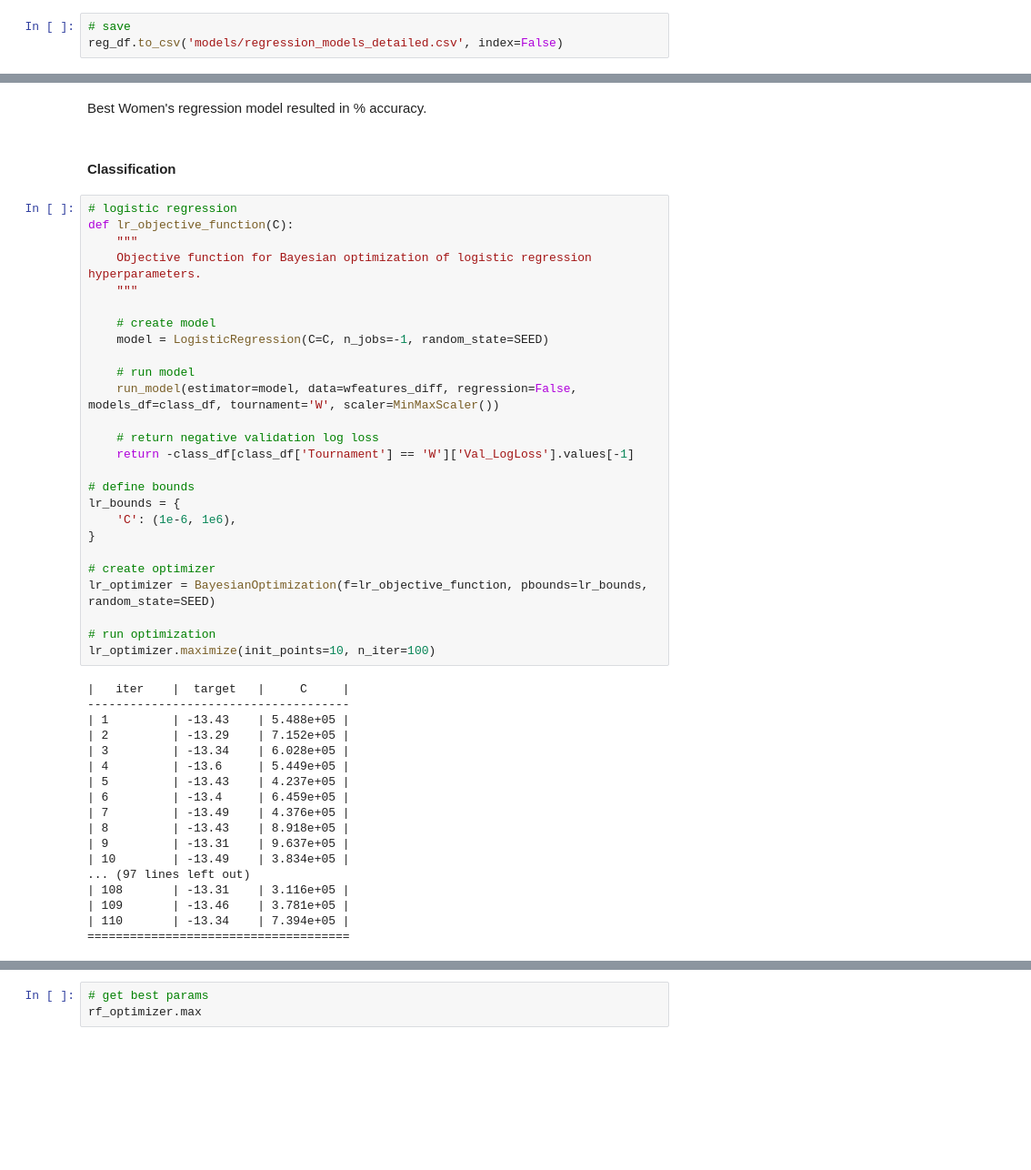
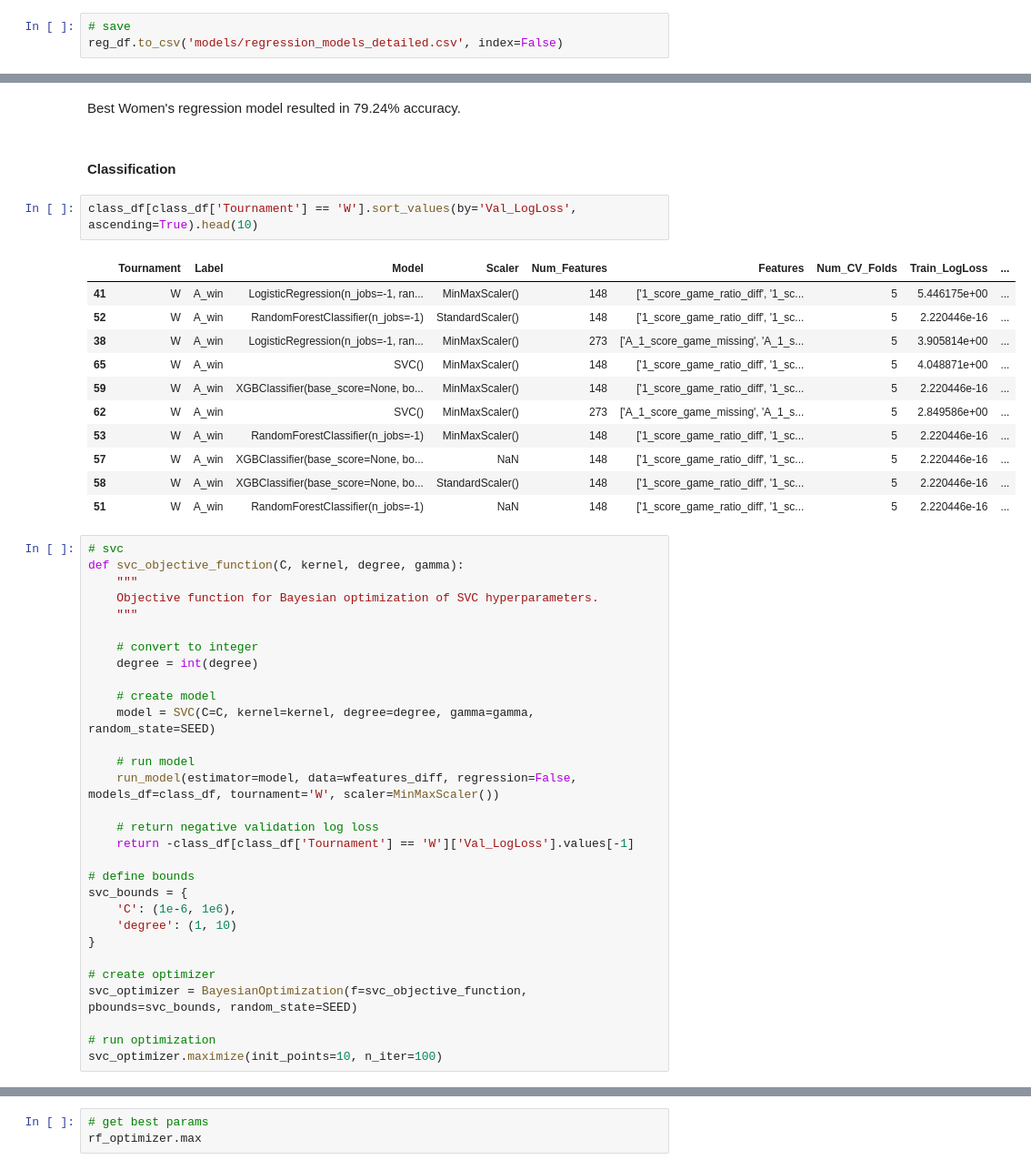
Before and after one commit to heefjones/march_madness, a Jupyter notebook: preds_detailed.ipynb, the cells around one changed output, grey strips where cells are left out. Shown at 91% size. Drawn from its saved outputs; the diff is of its cells as text; blank space fills up the shorter version.

```diff
--- a/preds_detailed.ipynb
+++ b/preds_detailed.ipynb
@@ -1198,16 +1168,33 @@ reg_df[reg_df['Tournament'] == 'W'].sort_values(by='Val_Acc', ascending=False).h
 # %% [markdown]
-Best Women's regression model resulted in % accuracy.
+Best Women's regression model resulted in 79.24% accuracy.
 # %% [markdown]
 #### Classification
+# %%
+class_df[class_df['Tournament'] == 'W'].sort_values(by='Val_LogLoss', ascending=True).head(10)
+# %% [output]
+|  | Tournament | Label | Model | Scaler | Num_Features | Features | Num_CV_Folds | Train_LogLoss | ... |
+| 41 | W | A_win | LogisticRegression(n_jobs=-1, ran... | MinMaxScaler() | 148 | ['1_score_game_ratio_diff', '1_sc... | 5 | 5.446175e+00 | ... |
+| 52 | W | A_win | RandomForestClassifier(n_jobs=-1) | StandardScaler() | 148 | ['1_score_game_ratio_diff', '1_sc... | 5 | 2.220446e-16 | ... |
+| 38 | W | A_win | LogisticRegression(n_jobs=-1, ran... | MinMaxScaler() | 273 | ['A_1_score_game_missing', 'A_1_s... | 5 | 3.905814e+00 | ... |
+| 65 | W | A_win | SVC() | MinMaxScaler() | 148 | ['1_score_game_ratio_diff', '1_sc... | 5 | 4.048871e+00 | ... |
+| 59 | W | A_win | XGBClassifier(base_score=None, bo... | MinMaxScaler() | 148 | ['1_score_game_ratio_diff', '1_sc... | 5 | 2.220446e-16 | ... |
+| 62 | W | A_win | SVC() | MinMaxScaler() | 273 | ['A_1_score_game_missing', 'A_1_s... | 5 | 2.849586e+00 | ... |
+| 53 | W | A_win | RandomForestClassifier(n_jobs=-1) | MinMaxScaler() | 148 | ['1_score_game_ratio_diff', '1_sc... | 5 | 2.220446e-16 | ... |
+| 57 | W | A_win | XGBClassifier(base_score=None, bo... | NaN | 148 | ['1_score_game_ratio_diff', '1_sc... | 5 | 2.220446e-16 | ... |
+| 58 | W | A_win | XGBClassifier(base_score=None, bo... | StandardScaler() | 148 | ['1_score_game_ratio_diff', '1_sc... | 5 | 2.220446e-16 | ... |
+| 51 | W | A_win | RandomForestClassifier(n_jobs=-1) | NaN | 148 | ['1_score_game_ratio_diff', '1_sc... | 5 | 2.220446e-16 | ... |
 # %%
-# logistic regression
-def lr_objective_function(C):
+# svc
+def svc_objective_function(C, kernel, degree, gamma):
     """
-    Objective function for Bayesian optimization of logistic regression hyperparameters.
+    Objective function for Bayesian optimization of SVC hyperparameters.
     """
 
+    # convert to integer
+    degree = int(degree)
+
     # create model
-    model = LogisticRegression(C=C, n_jobs=-1, random_state=SEED)
+    model = SVC(C=C, kernel=kernel, degree=degree, gamma=gamma, random_state=SEED)
 
     # run model
     run_model(estimator=model, data=wfeatures_diff, regression=False, models_df=class_df, tournament='W', scaler=MinMaxScaler())
@@ -1216,32 +1203,15 @@ def lr_objective_function(C):
     return -class_df[class_df['Tournament'] == 'W']['Val_LogLoss'].values[-1]
 
 # define bounds
-lr_bounds = {
+svc_bounds = {
     'C': (1e-6, 1e6),
+    'degree': (1, 10)
 }
 
 # create optimizer
-lr_optimizer = BayesianOptimization(f=lr_objective_function, pbounds=lr_bounds, random_state=SEED)
+svc_optimizer = BayesianOptimization(f=svc_objective_function, pbounds=svc_bounds, random_state=SEED)
 
 # run optimization
-lr_optimizer.maximize(init_points=10, n_iter=100)
+svc_optimizer.maximize(init_points=10, n_iter=100)
-# %% [output]
-|   iter    |  target   |     C     |
--------------------------------------
-| 1         | -13.43    | 5.488e+05 |
-| 2         | -13.29    | 7.152e+05 |
-| 3         | -13.34    | 6.028e+05 |
-| 4         | -13.6     | 5.449e+05 |
-| 5         | -13.43    | 4.237e+05 |
-| 6         | -13.4     | 6.459e+05 |
-| 7         | -13.49    | 4.376e+05 |
-| 8         | -13.43    | 8.918e+05 |
-| 9         | -13.31    | 9.637e+05 |
-| 10        | -13.49    | 3.834e+05 |
-... (97 lines left out)
-| 108       | -13.31    | 3.116e+05 |
-| 109       | -13.46    | 3.781e+05 |
-| 110       | -13.34    | 7.394e+05 |
-=====================================
 # %%
 # get best params
```
Also changed, not shown: parts of 18 cells of this notebook, 1 other file.
